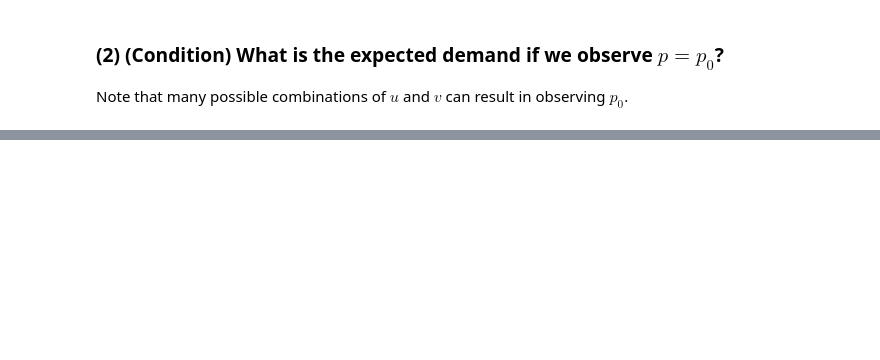
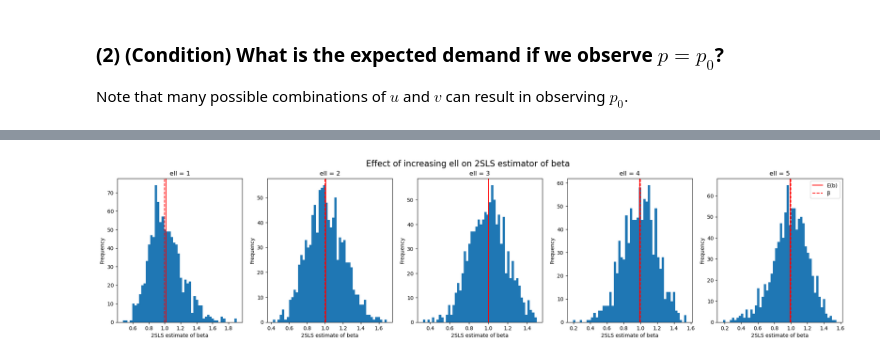
Before and after one commit to eleanor-adachi/ARE212_Materials, a Jupyter notebook: Assignments/assignment2/assignment2_final.ipynb, the cells around one changed output, grey strips where cells are left out. Drawn from its saved outputs; the diff is of its cells as text; code cells hidden in the pictures; blank space fills up the shorter version.

```diff
--- a/Assignments/assignment2/assignment2_final.ipynb
+++ b/Assignments/assignment2/assignment2_final.ipynb
@@ -260,0 +336,8 @@ D_exp
+# %%
+# Create y, x, Z for specified beta and pi
+
+np.random.seed(1234)
+
+beta = -1
+pi = 2
+y, x, Z =  weak_dgp(10000, beta, pi)
@@ -260,0 +702,30 @@ D_exp
+# %%
+# generate results for ell = 1, 2, 3, 4, 5
+
+np.random.seed(1234)
+
+beta = 1
+ell_ls = [1, 2, 3, 4, 5]
+
+results_dict = {}
+for ell in ell_ls:
+    results = seq_simulator(N, 10000, beta, ell, seq_dgp)
+    results_dict[ell] = results
+# %%
+# plot results
+
+fig, axs = plt.subplots(1, len(ell_ls), figsize=(5*len(ell_ls), 5))
+fig.suptitle('Effect of increasing ell on 2SLS estimator of beta', fontsize=16)
+for i in range(len(ell_ls)):
+    ell = ell_ls[i]
+    results = results_dict[ell]
+    axs[i].hist(results['b'], bins=50)
+    axs[i].axvline(x=results['b'].mean(), color='r', label='E(b)')
+    axs[i].axvline(x=beta, color='r', linestyle='--', label='β')
+    axs[i].set_xlabel('2SLS estimate of beta')
+    axs[i].set_ylabel('Frequency')
+    axs[i].title.set_text('ell = '+str(ell))
+plt.legend()
+plt.show()
+# %% [output]
+[figure, added]
```
Also changed, not shown: parts of 31 cells of this notebook.
